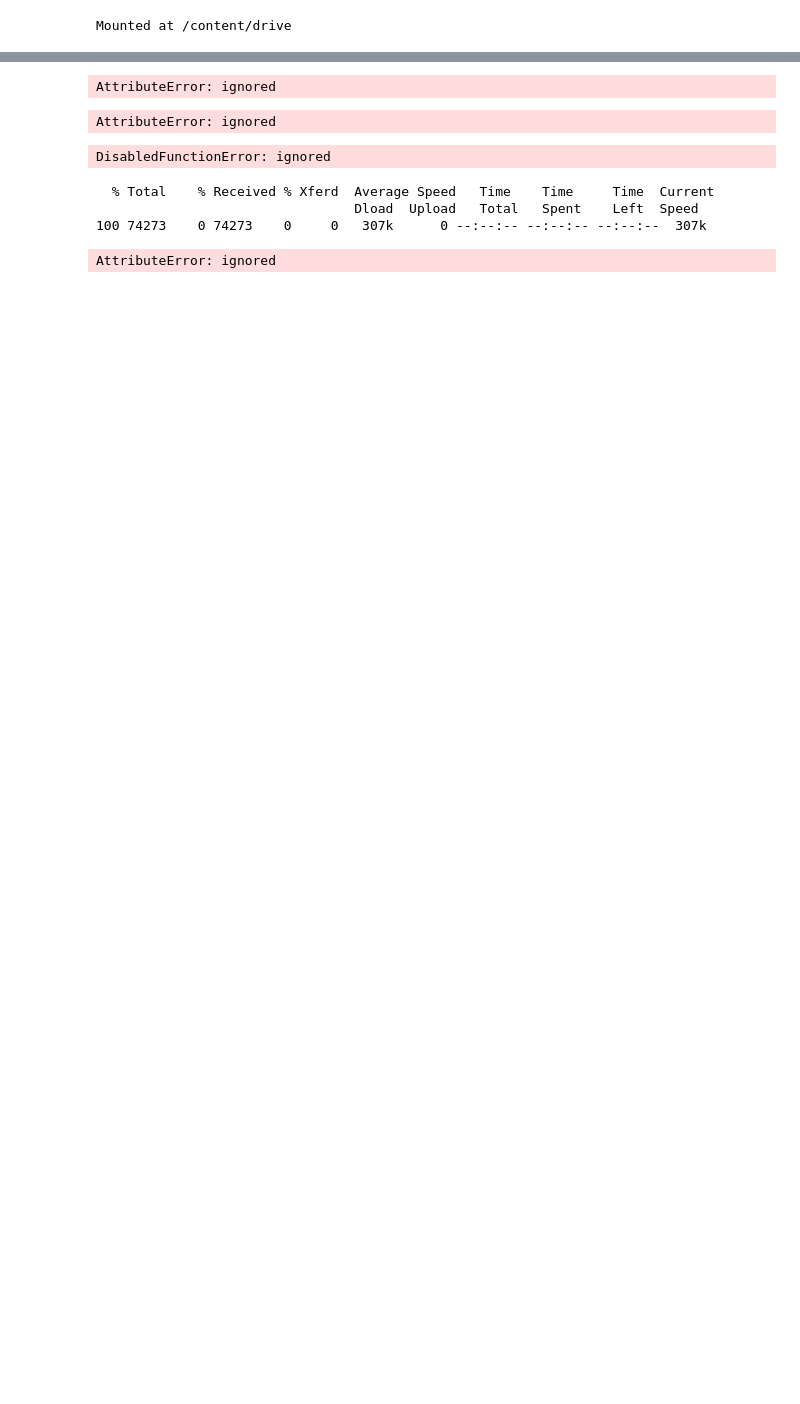
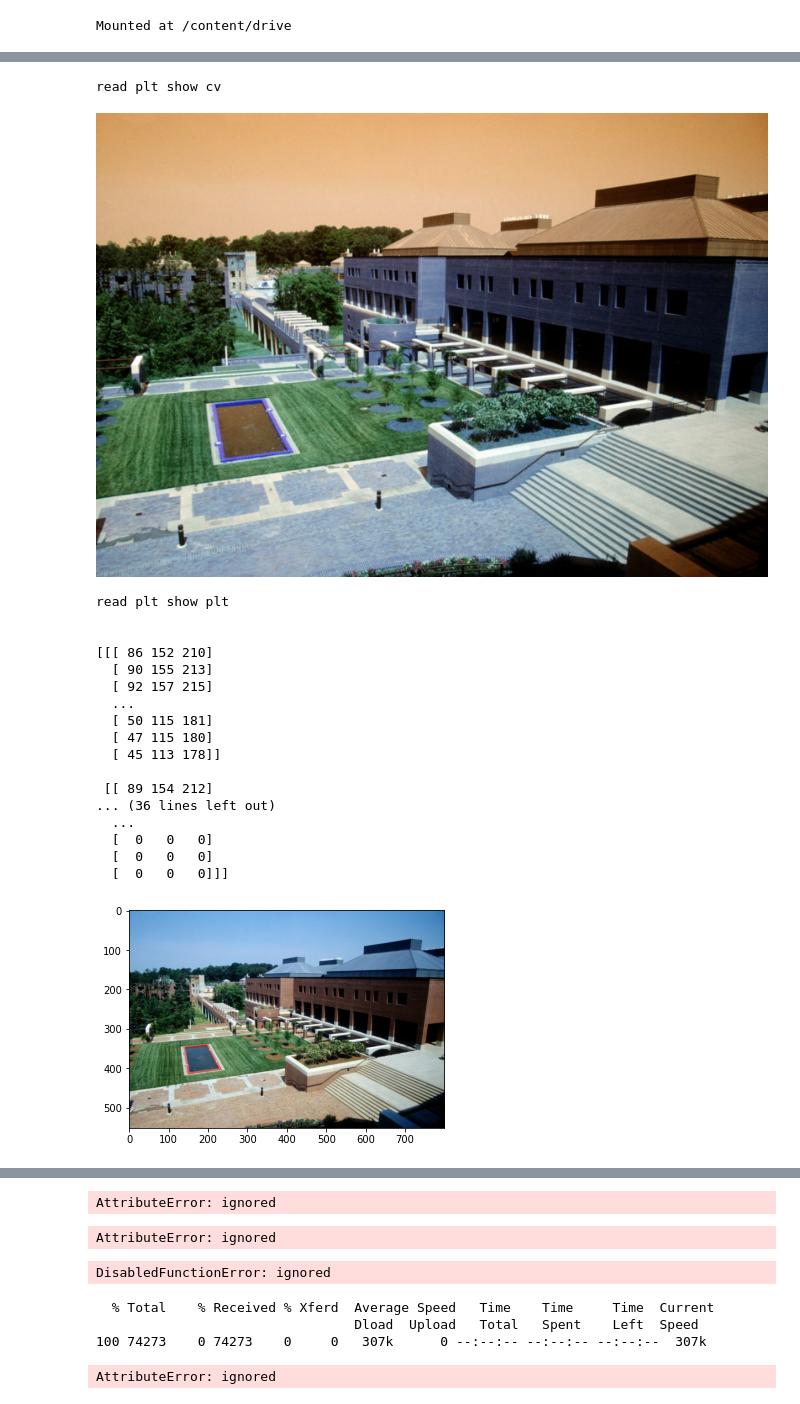
Before and after one commit to mustmentari/PCVK_Genap_2023, a Jupyter notebook: Week2.ipynb, the cells around one changed output, grey strips where cells are left out. Saved outputs shown, nothing was run; the diff lists cells and outputs as text; code cells hidden in the pictures; blank space fills up the shorter version.

```diff
--- a/Week2.ipynb
+++ b/Week2.ipynb
@@ -14,0 +69,33 @@ Mounted at /content/drive
+# %%
+img=plt.imread('/content/drive/MyDrive/PCVK_MM/default.jpg')
+# pe3= cv.cvtColor(pe, cv.COLOR_BGR2RGB)
+print("read plt show cv")
+# print(img)
+cv2_imshow(img)
+print("\n")
+
+print("read plt show plt")
+plt.imshow(img)
+print("\n")
+print(img)
+# %% [output]
+read plt show cv
+[figure, added]
+read plt show plt
+
+
+[[[ 86 152 210]
+  [ 90 155 213]
+  [ 92 157 215]
+  ...
+  [ 50 115 181]
+  [ 47 115 180]
+  [ 45 113 178]]
+
+ [[ 89 154 212]
+... (36 lines left out)
+  ...
+  [  0   0   0]
+  [  0   0   0]
+  [  0   0   0]]]
+[figure, added]
```
Also changed, not shown: parts of 10 cells of this notebook.
